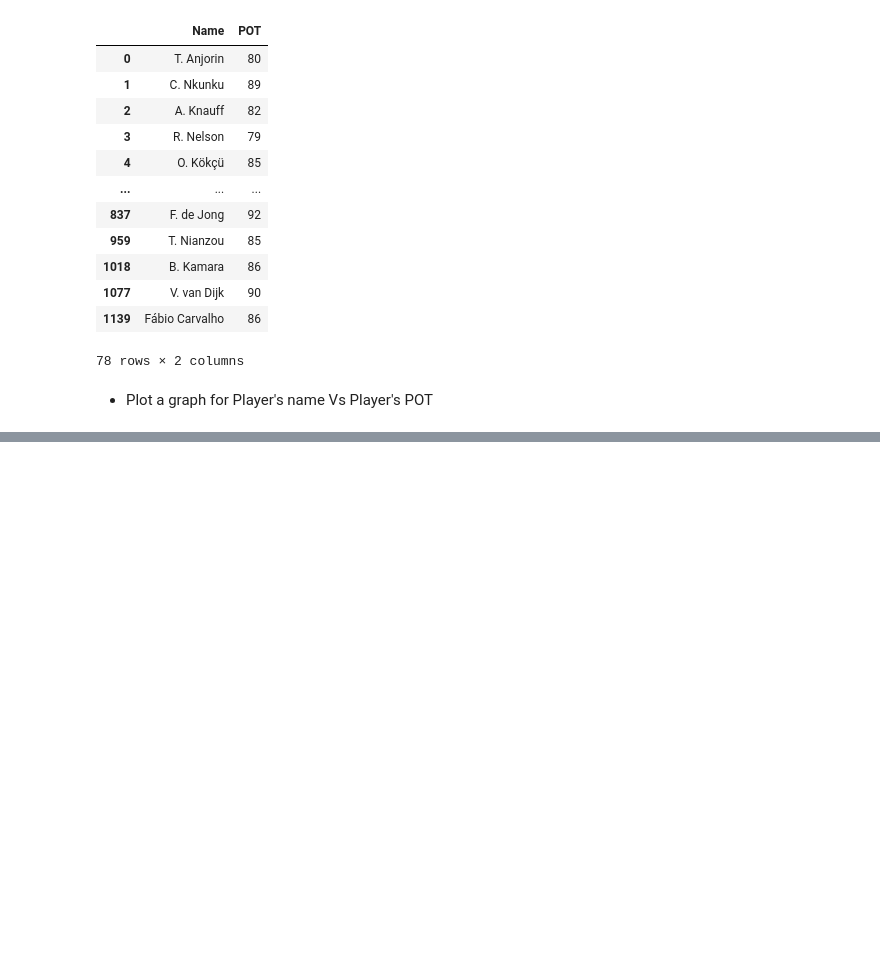
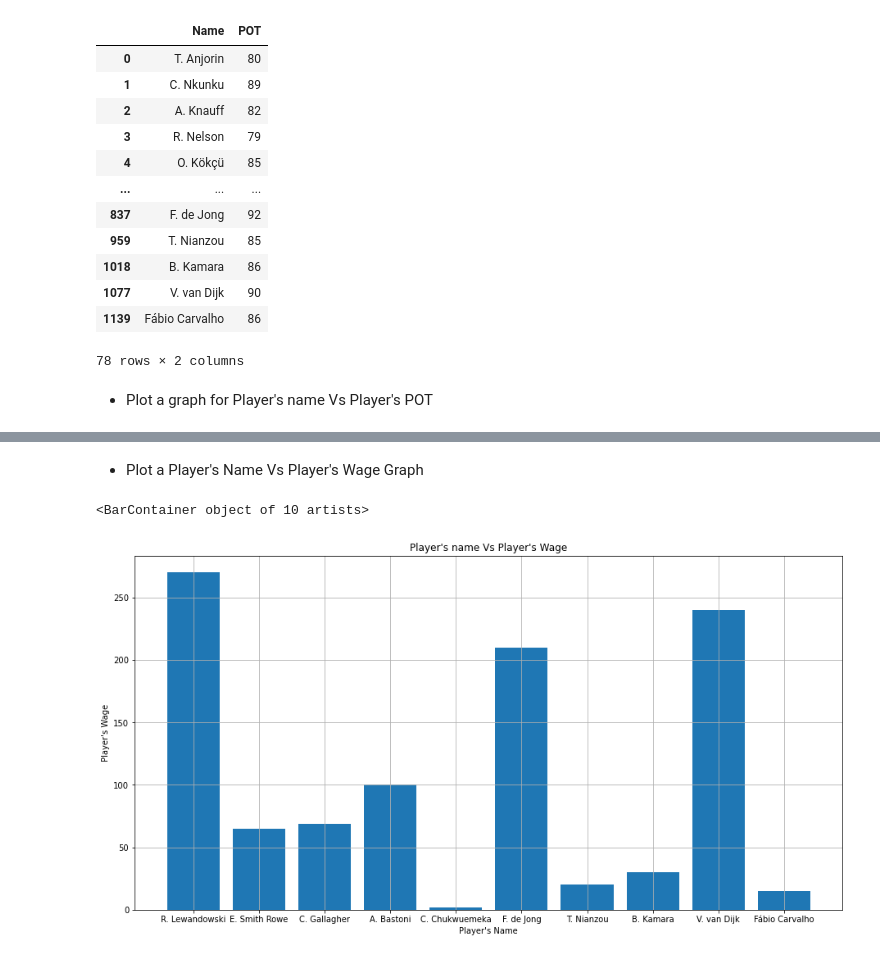
Before and after one commit to Naveen-Karanamu/FIFA-Data-Analysis, a Jupyter notebook: main.ipynb, the cells around one changed output, grey strips where cells are left out. Drawn from its saved outputs; the diff is of its cells as text; code cells hidden in the pictures; blank space fills up the shorter version.

```diff
--- a/main.ipynb
+++ b/main.ipynb
@@ -350,0 +352,15 @@ plt.bar(x,y)
+# %% [markdown]
+* Plot a Player's Name Vs Player's Wage Graph
+# %%
+x=fifa['Name'].tail(10)
+y=fifa['Wage (K$)'].tail(10)
+fig=plt.figure()
+fig.add_axes([1,2,2,1.5])
+plt.title("Player's name Vs Player's Wage")
+plt.xlabel("Player's Name")
+plt.ylabel("Player's Wage")
+plt.grid()
+plt.bar(x,y)
+# %% [output]
+<BarContainer object of 10 artists>
+[figure, added]
```
Also changed, not shown: parts of 1 cell of this notebook.
